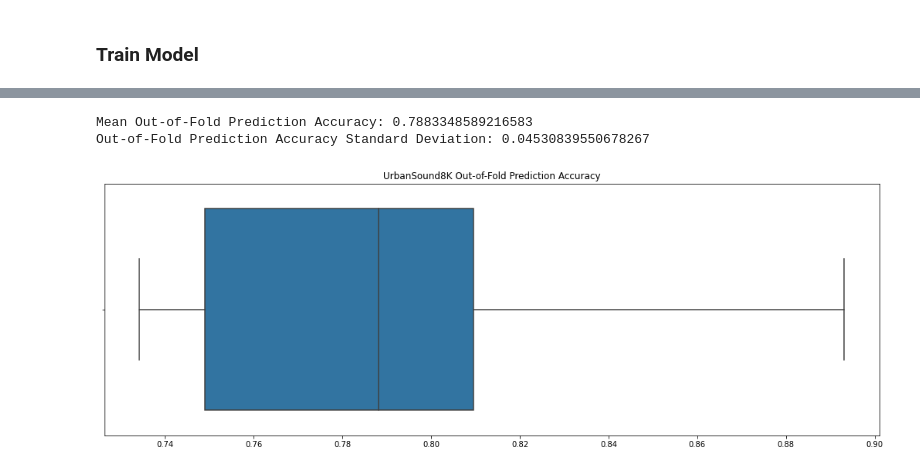
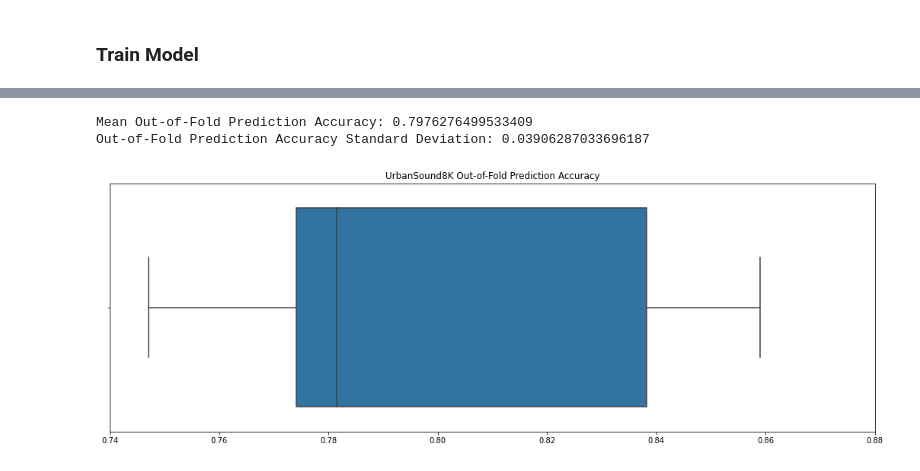
Before and after one commit to dontmindifiduda/urban-sound-classification, a Jupyter notebook: urban-sound-classification.ipynb, the cells around one changed output, grey strips where cells are left out. Cells and saved outputs as stored; diff of their text form; code cells hidden in the pictures.

```diff
--- a/urban-sound-classification.ipynb
+++ b/urban-sound-classification.ipynb
@@ -3,7 +3,7 @@
 
 Modify the home_directory as needed. If you are running this notebook using Google Colab, a code block for mounting to your Google Drive is included below.
 # %%
-home_directory = ''
+# home_directory = ''
 # home_directory = 'drive/My Drive/Colab Notebooks/urban-sound-classification/'
 
 # from google.colab import drive
@@ -76,10 +80,10 @@ ipd.Audio(test_file)
 # %% [markdown]
 ### Sample Waveform
 # %%
-time = np.arange(0, len(y)) / sr
+file_time = np.arange(0, len(y)) / sr
 
 plt.figure(figsize=(18, 6))
-plt.plot(time[2000:2110], y[2000:2110])
+plt.plot(file_time[2000:2110], y[2000:2110])
 plt.ylabel('amplitude')
 plt.xlabel('time (s)')
 plt.savefig(home_directory + 'images/sample_wave.png')
@@ -252,12 +266,12 @@ class ConvBlock(nn.Module):
         self.conv1 = nn.Sequential(
             nn.Conv2d(in_channels, out_channels, 3, 1, 1),
             nn.BatchNorm2d(out_channels),
-            nn.ReLU(),
+            nn.ReLU()
         )
         self.conv2 = nn.Sequential(
             nn.Conv2d(out_channels, out_channels, 3, 1, 1),
-            nn.ReLU(),
-            nn.Dropout(0.4)
+            # nn.BatchNorm2d(out_channels),
+            nn.ReLU()
         )
 
         self._init_weights()
@@ -290,11 +304,11 @@ class Classifier(nn.Module):
         )
 
         self.fc = nn.Sequential(
-            nn.Dropout(0.5),
+            nn.Dropout(0.4),
             nn.Linear(512, 128),
             nn.PReLU(),
+            nn.Dropout(0.2),
             nn.BatchNorm1d(128),
-            nn.Dropout(0.2),
             nn.Linear(128, num_classes),
         )
 
@@ -461,13 +678,14 @@ for i in range(len(oof_preds)):
 print('Mean Out-of-Fold Prediction Accuracy: ' + str(np.mean(oof_accuracy)))
 print('Out-of-Fold Prediction Accuracy Standard Deviation: ' + str(np.std(oof_accuracy)))
 # %% [output]
-Mean Out-of-Fold Prediction Accuracy: 0.7883348589216583
-Out-of-Fold Prediction Accuracy Standard Deviation: 0.04530839550678267
+Mean Out-of-Fold Prediction Accuracy: 0.7976276499533409
+Out-of-Fold Prediction Accuracy Standard Deviation: 0.03906287033696187
 # %%
 plt.figure(figsize=(18, 6))
 sns.boxplot(oof_accuracy)
+plt.xlim(0.74, 0.88)
 plt.title('UrbanSound8K Out-of-Fold Prediction Accuracy')
 plt.savefig(home_directory + 'images/oof_pred_acc.png')
 plt.show()
 # %% [output]
-[figure, old version]
+[figure, new version]
```
Also changed, not shown: parts of 10 cells of this notebook, 1 other file.
